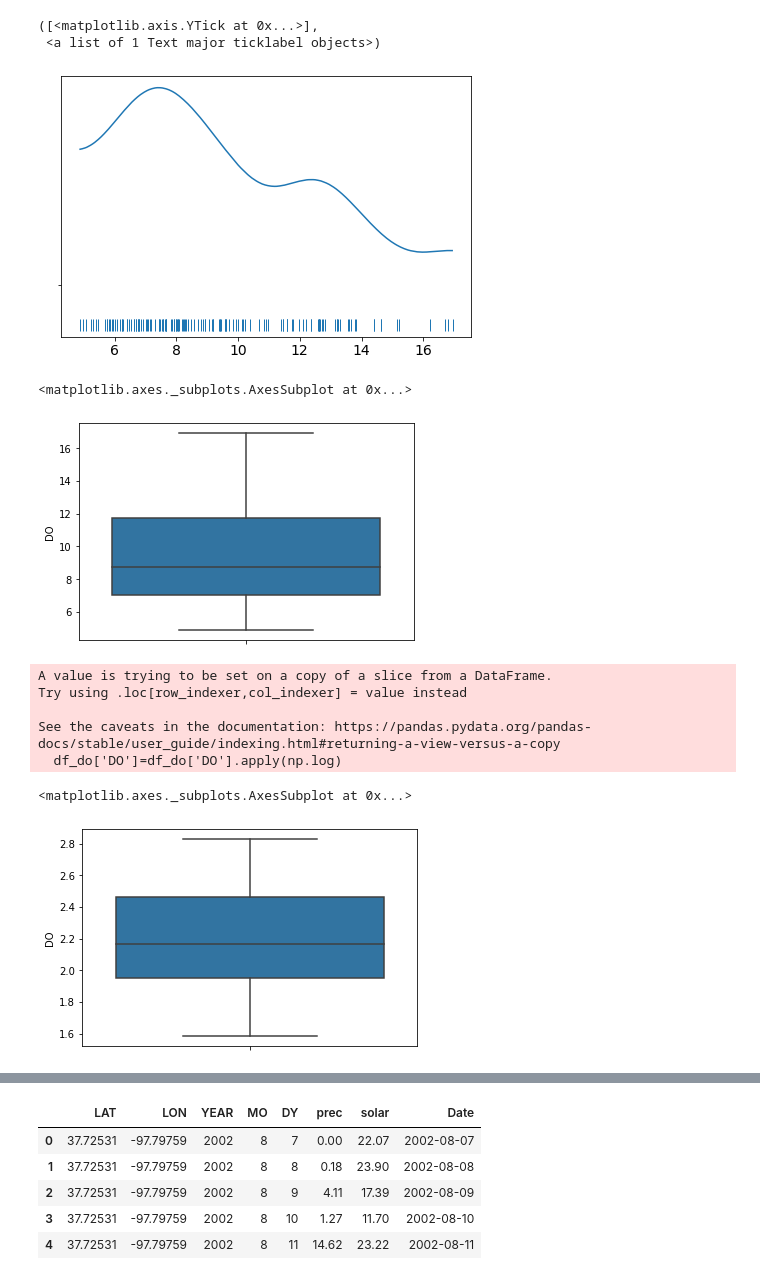
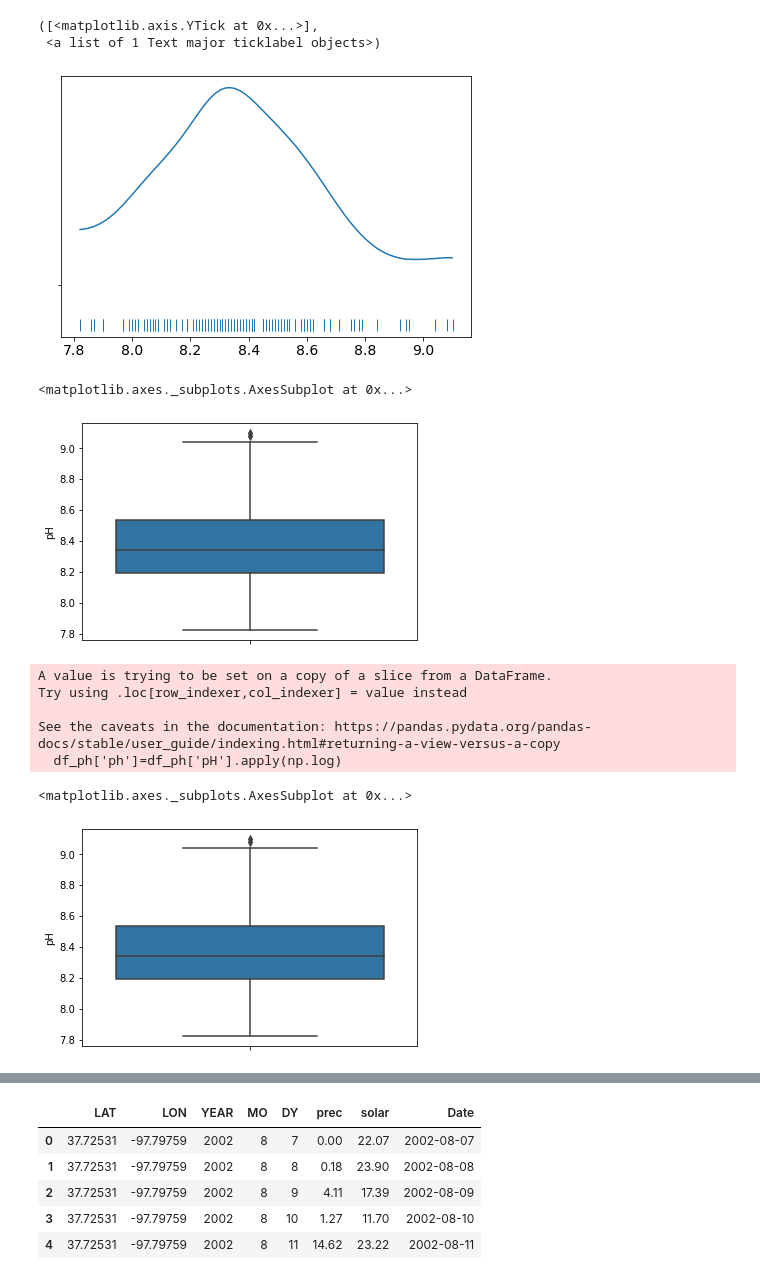
Before and after one commit to meowliono/cyanobacterial-bloom-prediction, a Jupyter notebook: mcmc.ipynb, the cells around one changed output, grey strips where cells are left out. Drawn from its saved outputs; the diff is of its cells as text; code cells hidden in the pictures.

```diff
--- a/mcmc.ipynb
+++ b/mcmc.ipynb
@@ -261,26 +295,26 @@ Text(0.5, 1.0, 'BFMI = 1.1410297581176516\nGelman-Rubin = 1.0006613374560382')
 # %%
 #DO
-az.plot_kde(df['DO'].values, rug=True)
+az.plot_kde(df['pH'].values, rug=True)
 plt.yticks([0], alpha=0)
 # %% [output]
 ([<matplotlib.axis.YTick at 0x...>],
  <a list of 1 Text major ticklabel objects>)
-[figure, old version]
+[figure, new version]
 # %%
-sns.boxplot(y='DO', data=df)
+sns.boxplot(y='pH', data=df)
 # %% [output]
 <matplotlib.axes._subplots.AxesSubplot at 0x...>
-[figure, old version]
+[figure, new version]
 # %%
-df_do = df[['DO']]
-df_do['DO']=df_do['DO'].apply(np.log)
-sns.boxplot(y='DO', data=df_do)
+df_ph = df[['pH']]
+df_ph['ph']=df_ph['pH'].apply(np.log)
+sns.boxplot(y='pH', data=df_ph)
 # %% [output]
 A value is trying to be set on a copy of a slice from a DataFrame.
 Try using .loc[row_indexer,col_indexer] = value instead
 
 See the caveats in the documentation: https://pandas.pydata.org/pandas-docs/stable/user_guide/indexing.html#returning-a-view-versus-a-copy
-  df_do['DO']=df_do['DO'].apply(np.log)
+  df_ph['ph']=df_ph['pH'].apply(np.log)
 <matplotlib.axes._subplots.AxesSubplot at 0x...>
-[figure, old version]
+[figure, new version]
 # %%
```
Also changed, not shown: parts of 56 cells of this notebook, 15 other files.
